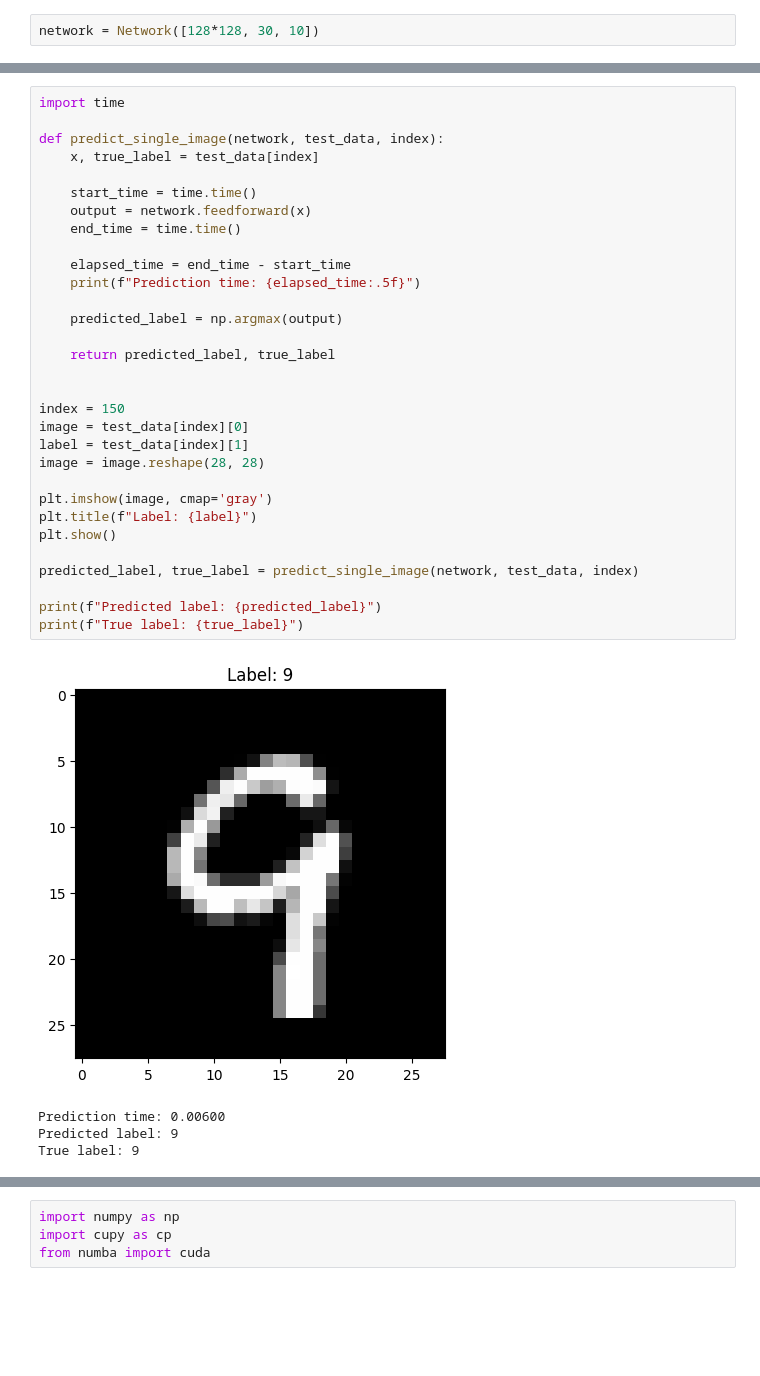
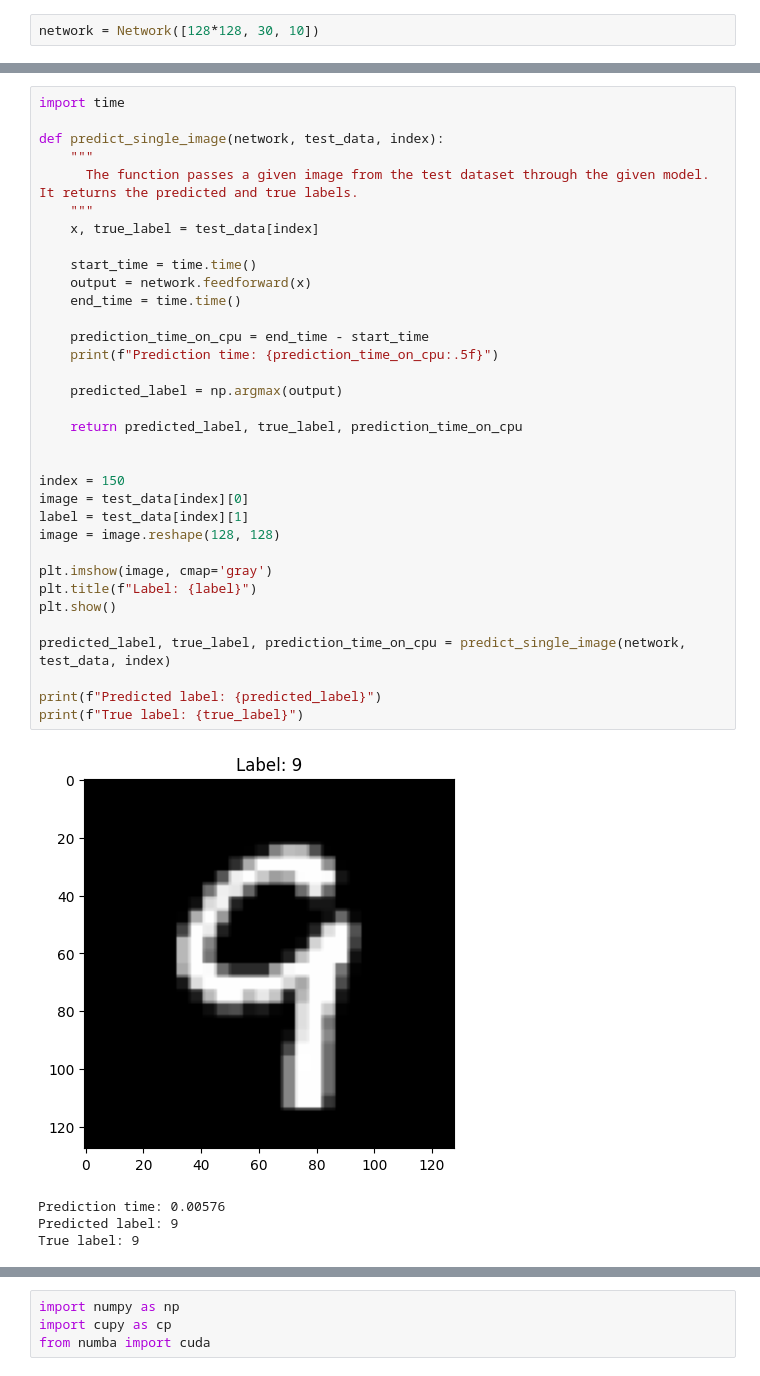
Before and after one commit to MarkoHaralovic/parallel-img-proc, a Jupyter notebook: cnn_cpu_and_gpu.ipynb, the cells around one changed output, grey strips where cells are left out. Saved outputs shown, nothing was run; the diff lists cells and outputs as text; blank space fills up the shorter version.

```diff
--- a/cnn_cpu_and_gpu.ipynb
+++ b/cnn_cpu_and_gpu.ipynb
@@ -226,36 +237,39 @@ SGD execution time: 1004.14 seconds
 # %%
 import time
 
 def predict_single_image(network, test_data, index):
+    """
+      The function passes a given image from the test dataset through the given model. It returns the predicted and true labels.
+    """
     x, true_label = test_data[index]
 
     start_time = time.time()
     output = network.feedforward(x)
     end_time = time.time()
 
-    elapsed_time = end_time - start_time
-    print(f"Prediction time: {elapsed_time:.5f}")
+    prediction_time_on_cpu = end_time - start_time
+    print(f"Prediction time: {prediction_time_on_cpu:.5f}")
 
     predicted_label = np.argmax(output)
 
-    return predicted_label, true_label
+    return predicted_label, true_label, prediction_time_on_cpu
 
 
 index = 150
 image = test_data[index][0]
 label = test_data[index][1]
-image = image.reshape(28, 28)
+image = image.reshape(128, 128)
 
 plt.imshow(image, cmap='gray')
 plt.title(f"Label: {label}")
 plt.show()
 
-predicted_label, true_label = predict_single_image(network, test_data, index)
+predicted_label, true_label, prediction_time_on_cpu = predict_single_image(network, test_data, index)
 
 print(f"Predicted label: {predicted_label}")
 print(f"True label: {true_label}")
 # %% [output]
-[figure, old version]
+[figure, new version]
-Prediction time: 0.00600
+Prediction time: 0.00576
 Predicted label: 9
 True label: 9
```
Also changed, not shown: parts of 15 cells of this notebook.
